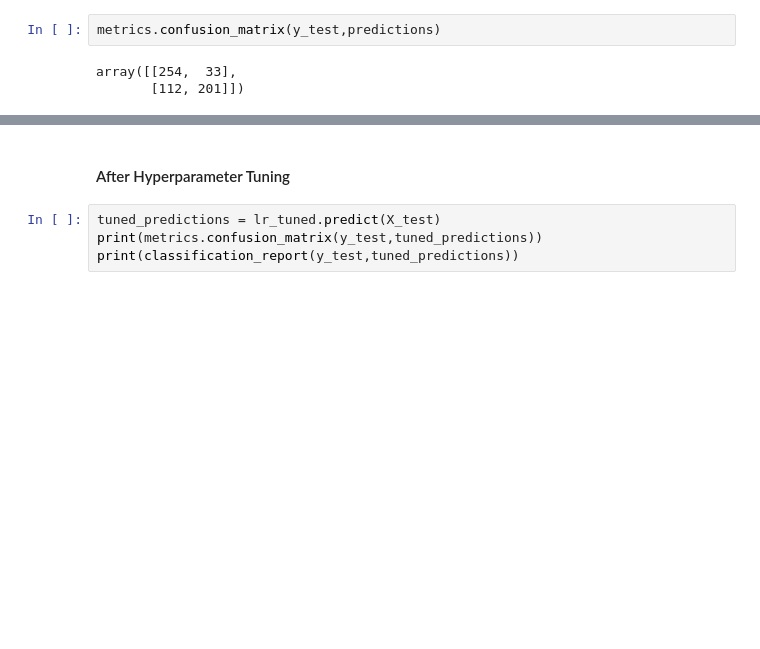
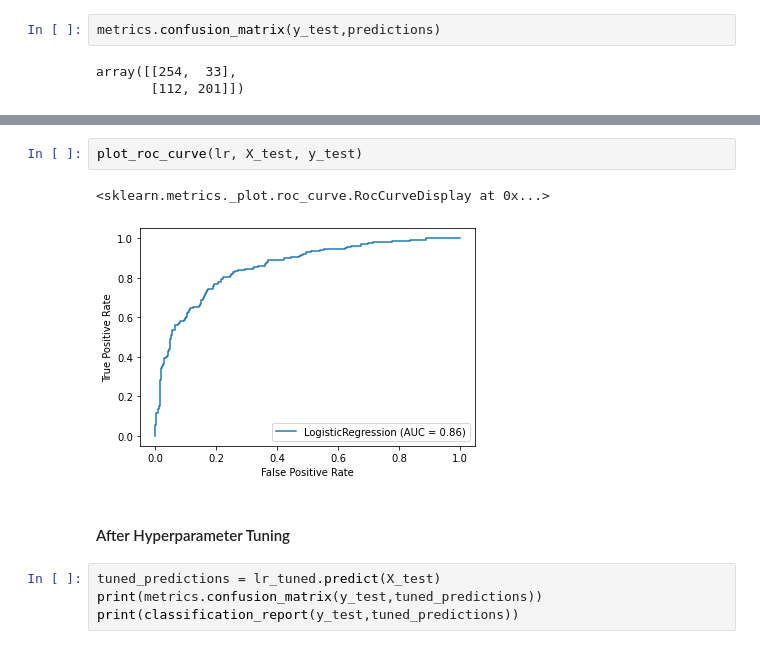
Before and after one commit to gopala-goyal/bigdata-nlp-ind, a Jupyter notebook: 22S_865.ipynb, the cells around one changed output, grey strips where cells are left out. Drawn from its saved outputs; the diff is of its cells as text; blank space fills up the shorter version.

```diff
--- a/22S_865.ipynb
+++ b/22S_865.ipynb
@@ -340,3 +318,8 @@ weighted avg       0.77      0.76      0.75       600
+# %%
+plot_roc_curve(lr, X_test, y_test)
+# %% [output]
+<sklearn.metrics._plot.roc_curve.RocCurveDisplay at 0x...>
+[figure, added]
 # %% [markdown]
 #### After Hyperparameter Tuning
 # %%
```
Also changed, not shown: parts of 16 cells of this notebook.
